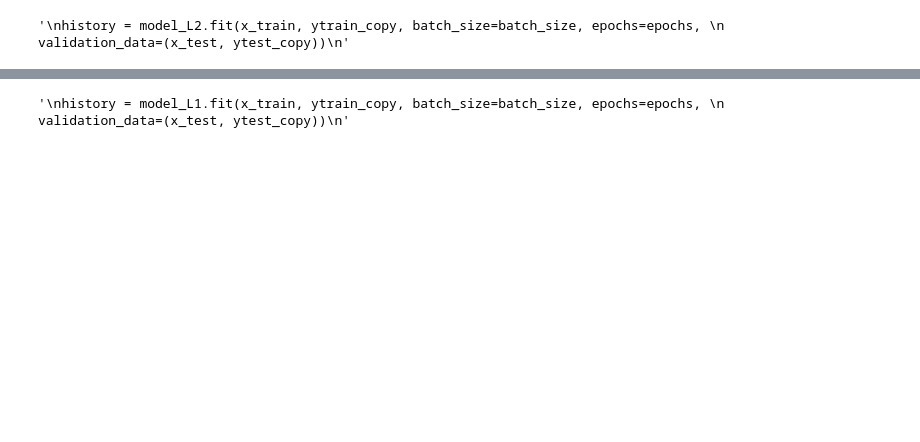
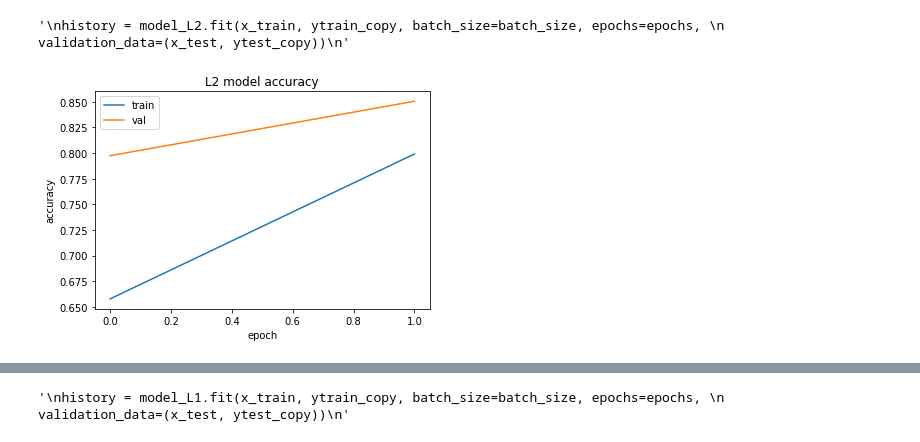
Before and after one commit to nayanika-g/final-exam, a Jupyter notebook: Final exam.ipynb, the cells around one changed output, grey strips where cells are left out. Saved outputs shown, nothing was run; the diff lists cells and outputs as text; code cells hidden in the pictures; blank space fills up the shorter version.

```diff
--- a/Final exam.ipynb
+++ b/Final exam.ipynb
@@ -197,3 +214,13 @@ history = model_L2.fit(x_train, ytrain_copy, batch_size=batch_size, epochs=epoch
                     validation_data=(x_test, ytest_copy))
 # %% [output]
 '\nhistory = model_L2.fit(x_train, ytrain_copy, batch_size=batch_size, epochs=epochs, \n                    validation_data=(x_test, ytest_copy))\n'
+# %%
+plt.plot(history.history['acc'])
+plt.plot(history.history['val_acc'])
+plt.title('L2 model accuracy')
+plt.ylabel('accuracy')
+plt.xlabel('epoch')
+plt.legend(['train', 'val'], loc='upper left')
+plt.show()
+# %% [output]
+[figure, added]
```
Also changed, not shown: parts of 29 cells of this notebook.
